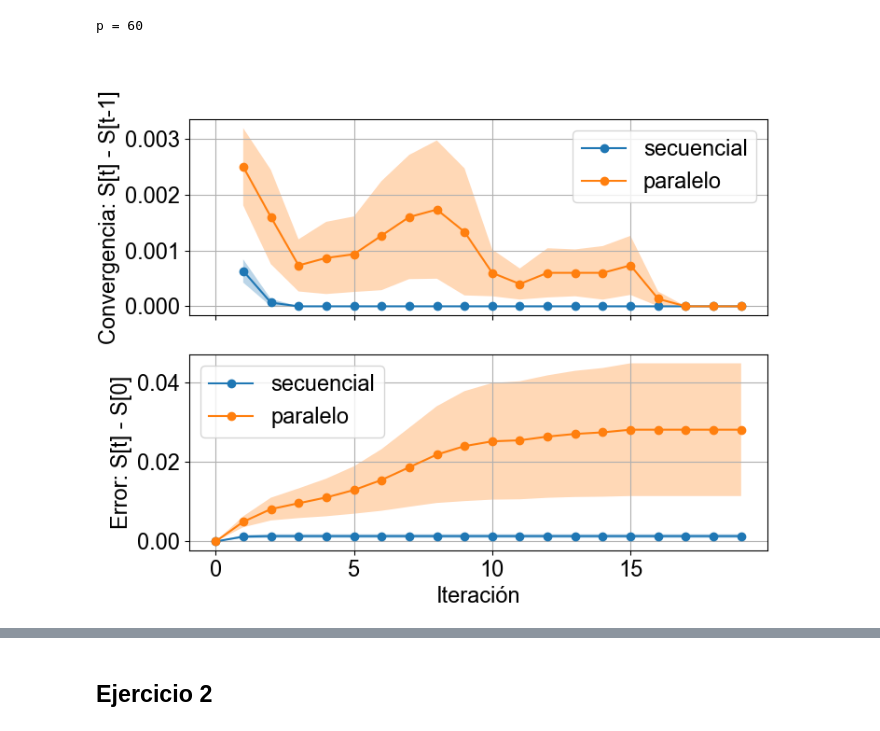
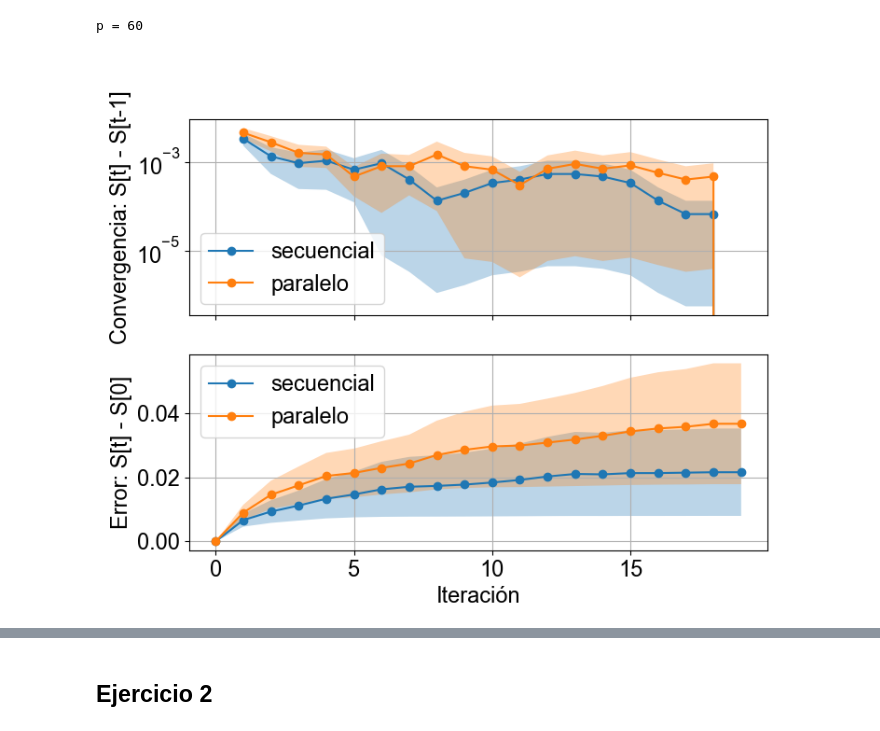
Before and after one commit to Lupama2/RedesNeuronales, a Jupyter notebook: Practicas/practica_6/Chehade_practica6.ipynb, the cells around one changed output, grey strips where cells are left out. Cells and saved outputs as stored; diff of their text form; code cells hidden in the pictures.

```diff
--- a/Practicas/practica_6/Chehade_practica6.ipynb
+++ b/Practicas/practica_6/Chehade_practica6.ipynb
@@ -91,6 +93,8 @@ def evolution(p, N, iter_, overlap, T = 0, N_iter = 10, calculate_all = False):
 
     x = gen_patrones(p, N)
     W = matriz_conexiones(x)
+
+    # print(f"Matrix W: {W}")
 
     overlap_vec = np.empty(p)
     f_conv_vec = np.empty(p)
@@ -103,12 +107,16 @@ def evolution(p, N, iter_, overlap, T = 0, N_iter = 10, calculate_all = False):
     for mu in range(p):
 
         S_matrix = np.empty([N_iter, N])
-        S_matrix[0] = x[mu]
+        #CI
+        S_matrix[0] = x[mu] #np.random.randint(0,2, size = (N))*2 - 1
 
         for t in range(1, N_iter):
             S_matrix[t] = iter_(S_matrix[t-1], W, T)
+            # print(f"Iter: {t}, suma = {np.sum(S_matrix[t-1]*S_matrix[t])}")
 
-        f_conv_vec[mu] = np.all(S_matrix[-2] - S_matrix[-1] == 0) #fracción de simulaciones que convergieron
+
+        f_conv_vec[mu] = np.all(S_matrix[-2] == S_matrix[-1]) #fracción de simulaciones que convergieron
+
         overlap_vec[mu] = overlap(S_matrix, x[mu])
         #Control
         # if overlap_vec[mu] < 0 or overlap_vec[mu] > 1:
@@ -142,33 +150,34 @@ delta_S_medio_par, delta_S_std_par, error_medio_par, error_std_par, overlap_vec_
 # %%
 #Grafico delta_S_medio y error_medio
 fig, ax = plt.subplots(2,1, figsize = (8,6), sharex=True)
 
 #Grafuco delta_S_medio con error
 ax[0].plot(np.arange(1, N_iter), delta_S_medio_seq, "o-", label = 'secuencial')
 ax[0].fill_between(np.arange(1, N_iter), delta_S_medio_seq - delta_S_std_seq, delta_S_medio_seq + delta_S_std_seq, alpha = 0.3)
 ax[0].plot(np.arange(1, N_iter), delta_S_medio_par, "o-", label = 'paralelo')
 ax[0].fill_between(np.arange(1, N_iter), delta_S_medio_par - delta_S_std_par, delta_S_medio_par + delta_S_std_par, alpha = 0.3)
 
 ax[0].set_ylabel('Convergencia: S[t] - S[t-1]')
 ax[0].legend()
 ax[0].grid()
+ax[0].set_yscale("log")
 
 
 ax[1].plot(np.arange(0, N_iter), error_medio_seq, "o-", label = 'secuencial')
 ax[1].fill_between(np.arange(0, N_iter), error_medio_seq - error_std_seq, error_medio_seq + error_std_seq, alpha = 0.3)
 ax[1].plot(np.arange(0, N_iter), error_medio_par, "o-", label = 'paralelo')
 ax[1].fill_between(np.arange(0, N_iter), error_medio_par - error_std_par, error_medio_par + error_std_par, alpha = 0.3)
 
 ax[1].set_ylabel('Error: S[t] - S[0]')
 ax[1].set_xlabel('Iteración')
 ax[1].legend()
 # ax.set_yscale("log")
 ax[1].grid()
 
 
 plt.show()
 # %% [output]
-[figure, old version]
+[figure, new version]
 # %%
 #Recorro N_vec y alpha_vec, calculo para cada caso f_conv y luego imprimo todos los valores en una tabla
 
```
Also changed, not shown: parts of 5 cells of this notebook, 4 other files.
